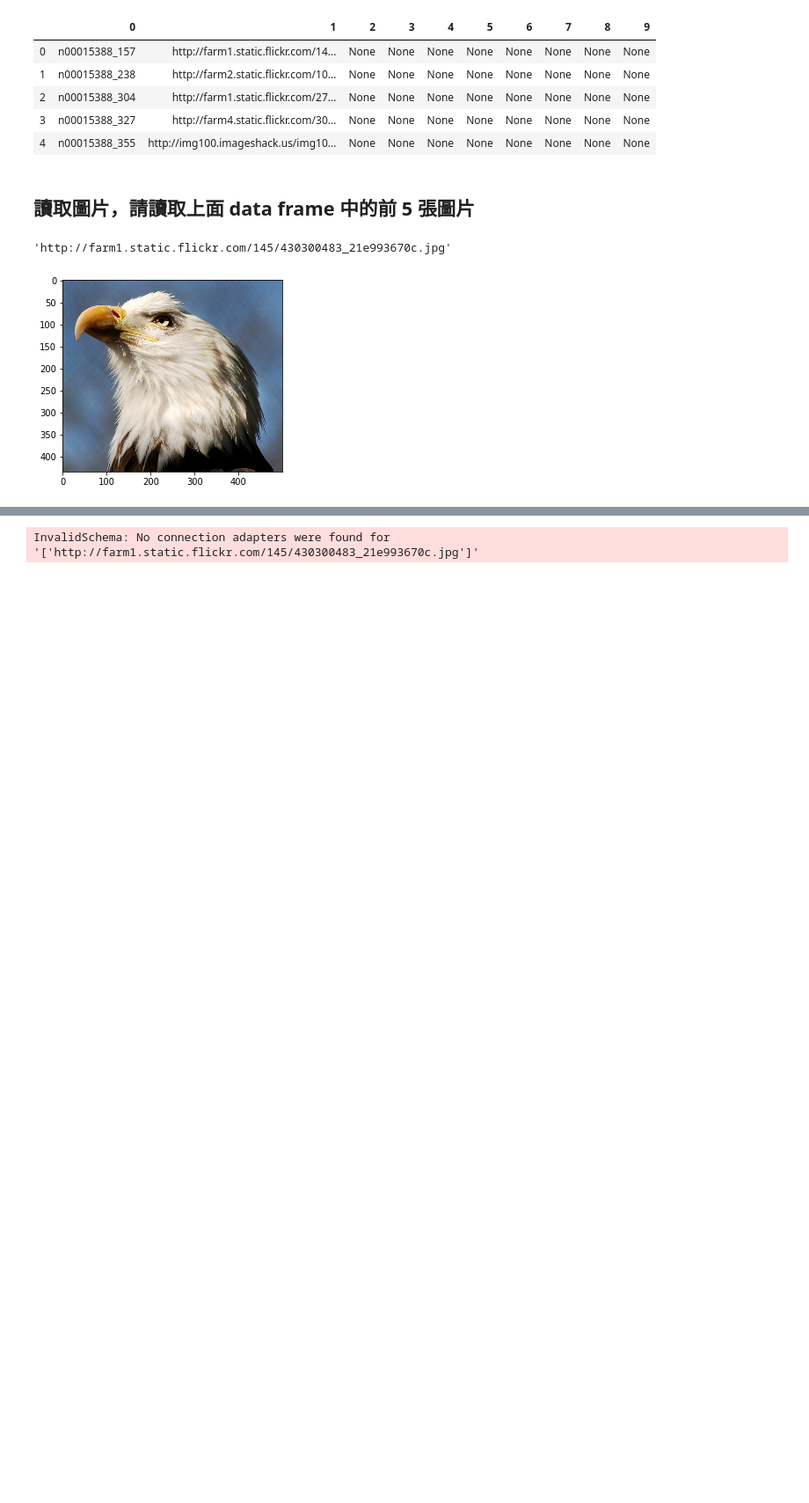
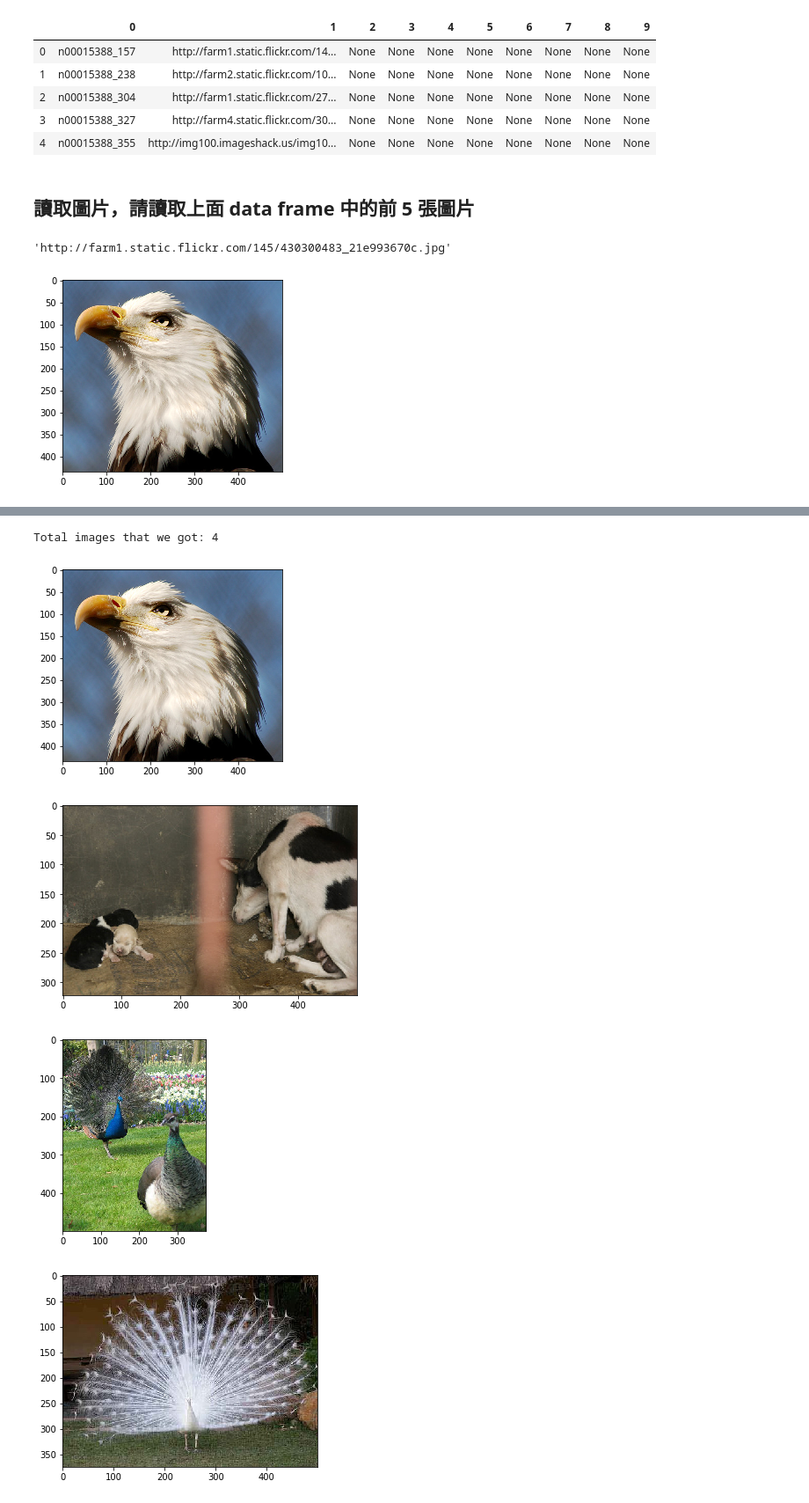
Before and after one commit to Chia-Ju/4th-ML100Days, a Jupyter notebook: Day_005-2_HW.ipynb, the cells around one changed output, grey strips where cells are left out. Shown: that part at 88% size. Drawn from its saved outputs; the diff is of its cells as text; code cells hidden in the pictures; blank space fills up the shorter version.

```diff
--- a/Day_005-2_HW.ipynb
+++ b/Day_005-2_HW.ipynb
@@ -83,8 +83,11 @@ plt.show()
 # %%
 def img2arr_fromURLs(url_list, resize = False):
     img_list = []
-    for i in url_list:
+    for i in range(len(url_list)):
         response = requests.get(url_list[i])
-        img_list = Image.open(BytesIO(response.content))
-        img_list.append(np.array(img_list))
+        try:
+            img = Image.open(BytesIO(response.content))
+            img_list.append(np.array(img))
+        except:
+            pass
     return img_list
@@ -95,9 +97,13 @@ IndexError: only integers, slices (`:`), ellipsis (`...`), numpy.newaxis (`None`
 # %%
-result = img2arr_fromURLs(df[0:1][1].values, False)
+result = img2arr_fromURLs(df[0:5][1].values, False)
 print("Total images that we got: %i " % len(result)) # 如果不等於 5, 代表有些連結失效囉
 
 for im_get in result:
     plt.imshow(im_get)
     plt.show()
 # %% [output]
-InvalidSchema: No connection adapters were found for '['http://farm1.static.flickr.com/145/430300483_21e993670c.jpg']'
+Total images that we got: 4
+[figure, added]
+[figure, added]
+[figure, added]
+[figure, added]
```
Also changed, not shown: parts of 2 cells of this notebook.
